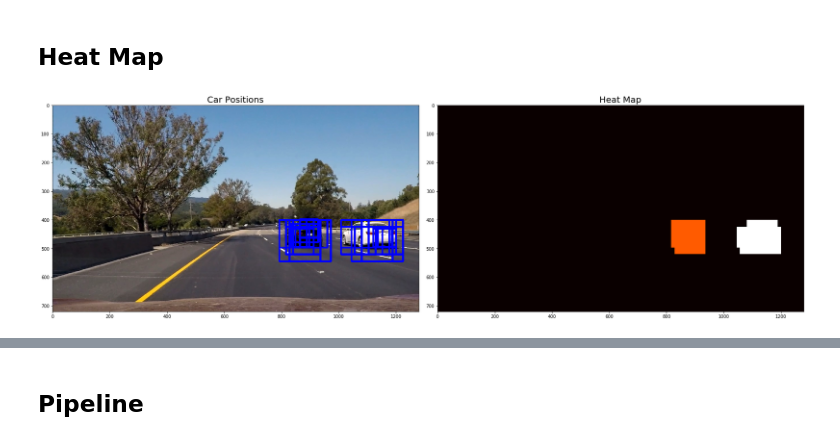
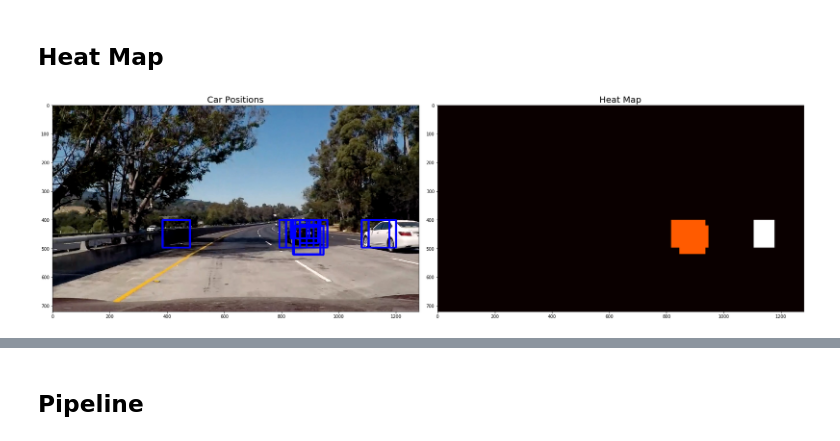
Before and after one commit to xushengyao/CarND-Vehicle-Detection, a Jupyter notebook: vehicle_detection.ipynb, the cells around one changed output, grey strips where cells are left out. Cells and saved outputs as stored; diff of their text form; code cells hidden in the pictures.

```diff
--- a/vehicle_detection.ipynb
+++ b/vehicle_detection.ipynb
@@ -185,6 +187,7 @@ notcar_features = extract_features(notcars, color_space, spatial_size, hist_bins
                                 cell_per_block, hog_channel)
 # %%
 X = np.vstack((car_features, notcar_features)).astype(np.float64)
+X = np.nan_to_num(X)
 y = np.hstack((np.ones(len(car_features)), np.zeros(len(notcar_features))))
 
 # Data normalization and randomize
@@ -384,6 +387,8 @@ def convert_color(img, conv='RGB2YCrCb'):
         return cv2.cvtColor(img, cv2.COLOR_BGR2YCrCb)
     if conv == 'RGB2LUV':
         return cv2.cvtColor(img, cv2.COLOR_RGB2LUV)
+    if conv == 'RGB2YUV':
+        return cv2.cvtColor(img, cv2.COLOR_RGB2YUV)
 
 # Define a single function that can extract features using hog sub-sampling and make predictions
 def find_cars(img, ystart, ystop, scale, svc, X_scaler, orient, pix_per_cell, cell_per_block, spatial_size, hist_bins):
@@ -394,7 +399,7 @@ def find_cars(img, ystart, ystop, scale, svc, X_scaler, orient, pix_per_cell, ce
 
 
     img_tosearch = img[ystart:ystop,:,:]
-    ctrans_tosearch = convert_color(img_tosearch, conv='RGB2YCrCb')
+    ctrans_tosearch = convert_color(img_tosearch, conv='RGB2YUV')
     if scale != 1:
         imshape = ctrans_tosearch.shape
         ctrans_tosearch = cv2.resize(ctrans_tosearch, (np.int(imshape[1]/scale), np.int(imshape[0]/scale)))
@@ -453,37 +458,3 @@ def find_cars(img, ystart, ystop, scale, svc, X_scaler, orient, pix_per_cell, ce
                 boxes.append(((int(xbox_left), int(ytop_draw+ystart)),(int(xbox_left+win_draw),int(ytop_draw+win_draw+ystart))))
 
     return draw_img, boxes
-# %%
-
-def Search_Pipeline(img):
-
-    ystart_top=350
-    ystop_top=540
-    scale_top=1.0
-    ystart_middle=400
-    ystop_middle=650
-    scale_middle=1.5
-    ystart_bottom=400
-    ystop_bottom=650
-    scale_bottom=2.25
-    boxes = []
-    _, boxes1 = find_cars(img, ystart_top, ystop_top, scale_top, svc, X_Scaler, orient, pix_per_cell, cell_per_block, spatial_size, hist_bins)
-    _, boxes2 = find_cars(img, ystart_middle, ystop_middle, scale_middle, svc, X_Scaler, orient, pix_per_cell, cell_per_block, spatial_size, hist_bins)
-    _, boxes3 = find_cars(img, ystart_bottom, ystop_bottom, scale_bottom, svc, X_Scaler, orient, pix_per_cell, cell_per_block, spatial_size, hist_bins)
-
-    boxes.extend(boxes1)
-    boxes.extend(boxes2)
-    boxes.extend(boxes3)
-    return boxes
-
-
-test_images = os.listdir("./test_images/")
-for image in test_images:
-    img = mpimg.imread("./test_images/"+image)
-    test_img = np.copy(img)
-    boxes = Search_Pipeline(img)
-    img_out = draw_boxes(test_img, boxes, color=(0, 0, 255), thick=6)
-    plt.imshow(img_out)
-    plt.title('output_'+image)
-    plt.show()
-    mpimg.imsave("output_images/""output_"+image, img_out)
@@ -528,27 +568,27 @@ def draw_labeled_bboxes(img, labels):
     # Return the image
     return img
 # %%
-img = mpimg.imread('test_images/test6.jpg')
+img = mpimg.imread('test_images/test5.jpg')
 boxes = Search_Pipeline(img)
 img_out = draw_boxes(img, boxes, color=(0, 0, 255), thick=6)
 heat = np.zeros_like(img[:,:,0]).astype(np.float)
 heat = add_heat(heat, boxes)
-threshold = 2
+threshold = 1
 heat= apply_threshold(heat, threshold)
 heatmap = np.clip(heat, 0, 255)
 labels = label(heatmap)
 draw_img = draw_labeled_bboxes(img, labels)
 
 f, (ax1, ax2) = plt.subplots(1, 2,figsize=(24, 9))
 f.tight_layout()
 ax1.imshow(img_out)
 ax1.set_title('Car Positions', fontsize=20)
 ax2.imshow(labels[0], cmap='hot')
 ax2.set_title('Heat Map', fontsize=20)
 plt.subplots_adjust(left=0., right=1, top=0.9, bottom=0.)
 f.savefig('output_images/bboxes_and_heat.png')
 # %% [output]
-[figure, old version]
+[figure, new version]
 # %%
 plt.imshow(labels[0], cmap='gray')
 plt.show()
```
Also changed, not shown: parts of 12 cells of this notebook, 12 other files.
